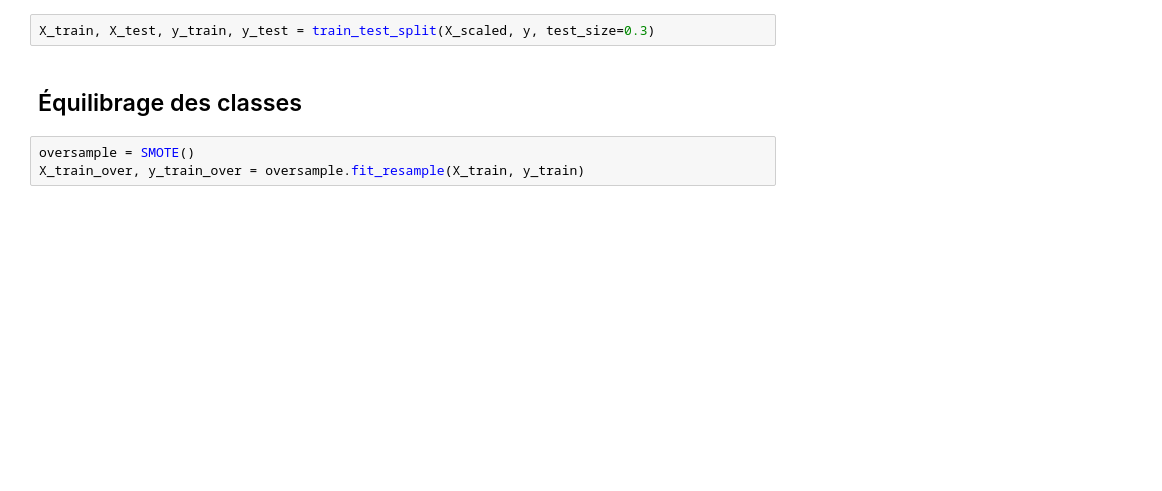
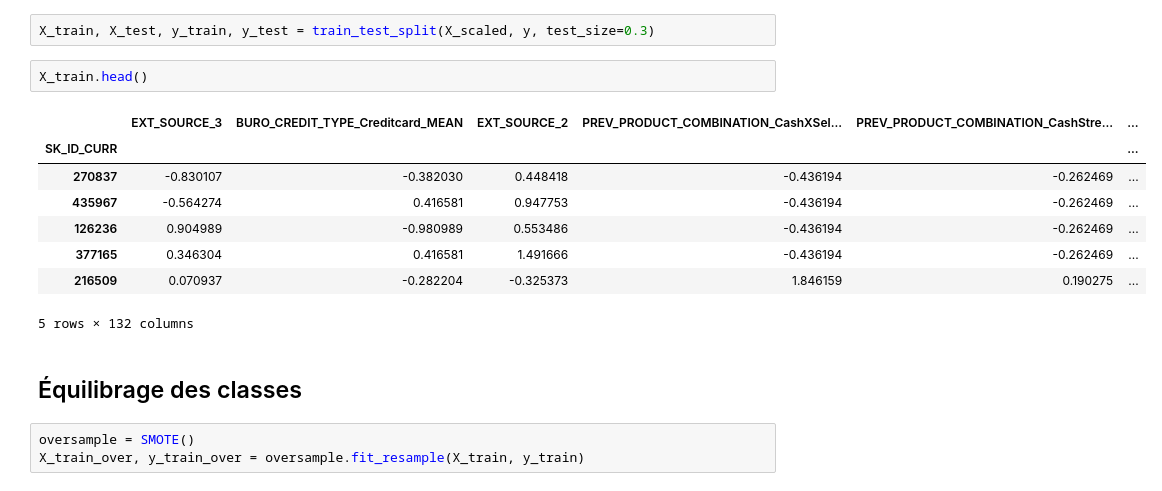
Before and after one commit to matthieu0guim/datascientist_P7, a Jupyter notebook: opti_hyperparametre_et_entrainement_modeles-Copy1.ipynb, the cells around one changed output. Cells and saved outputs as stored; diff of their text form; blank space fills up the shorter version.

```diff
--- a/opti_hyperparametre_et_entrainement_modeles-Copy1.ipynb
+++ b/opti_hyperparametre_et_entrainement_modeles-Copy1.ipynb
@@ -29,5 +40,16 @@ X_scaled = pd.DataFrame(scaler.transform(X), columns=X.columns)
 # %%
 X_train, X_test, y_train, y_test = train_test_split(X_scaled, y, test_size=0.3)
+# %%
+X_train.head()
+# %% [output]
+|  | EXT_SOURCE_3 | BURO_CREDIT_TYPE_Creditcard_MEAN | EXT_SOURCE_2 | PREV_PRODUCT_COMBINATION_CashXSel... | PREV_PRODUCT_COMBINATION_CashStre... | ... |
+| SK_ID_CURR |  |  |  |  |  | ... |
+| 270837 | -0.830107 | -0.382030 | 0.448418 | -0.436194 | -0.262469 | ... |
+| 435967 | -0.564274 | 0.416581 | 0.947753 | -0.436194 | -0.262469 | ... |
+| 126236 | 0.904989 | -0.980989 | 0.553486 | -0.436194 | -0.262469 | ... |
+| 377165 | 0.346304 | 0.416581 | 1.491666 | -0.436194 | -0.262469 | ... |
+| 216509 | 0.070937 | -0.282204 | -0.325373 | 1.846159 | 0.190275 | ... |
+5 rows × 132 columns
 # %% [markdown]
 ## Équilibrage des classes
 # %%
```
Also changed, not shown: parts of 5 cells of this notebook, 3 other files.
